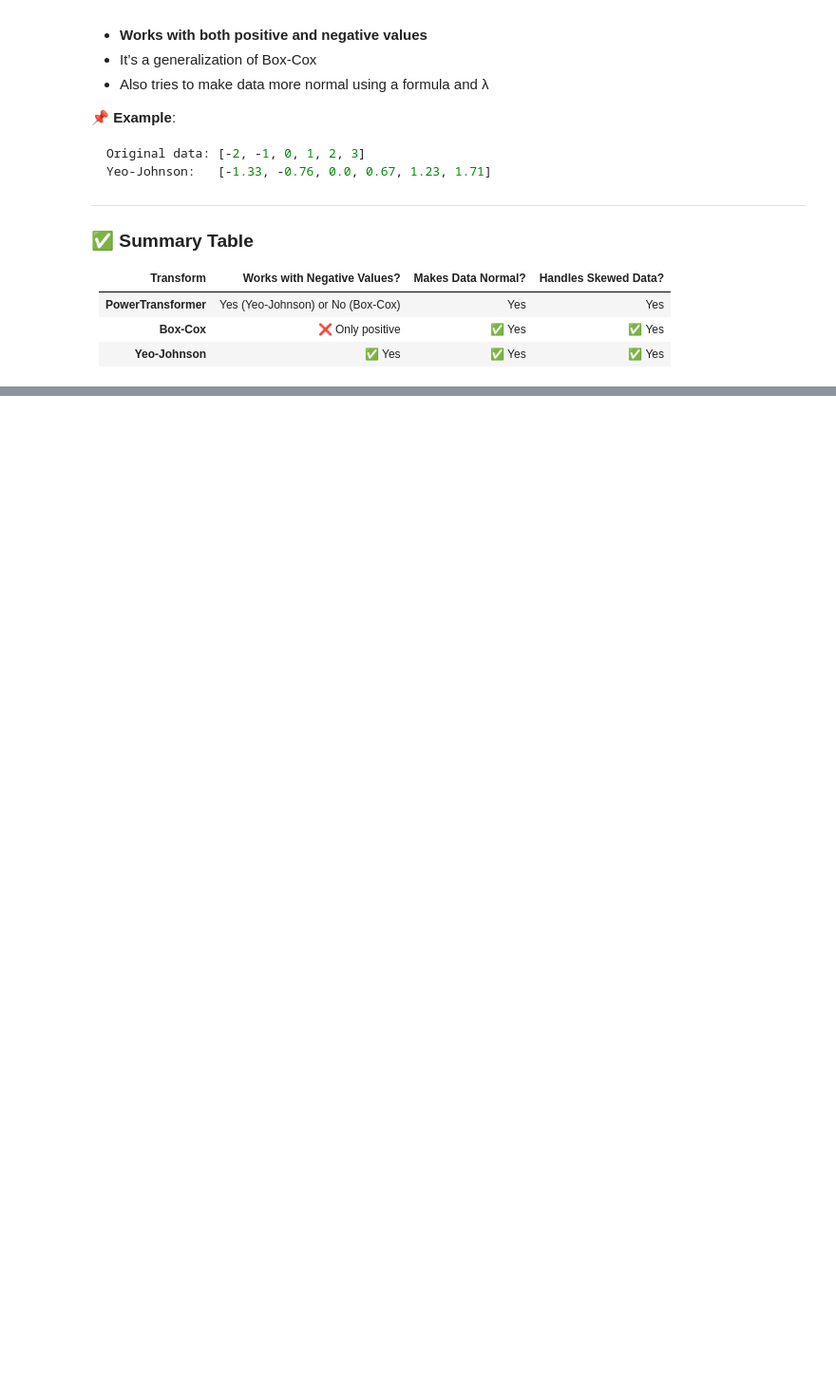
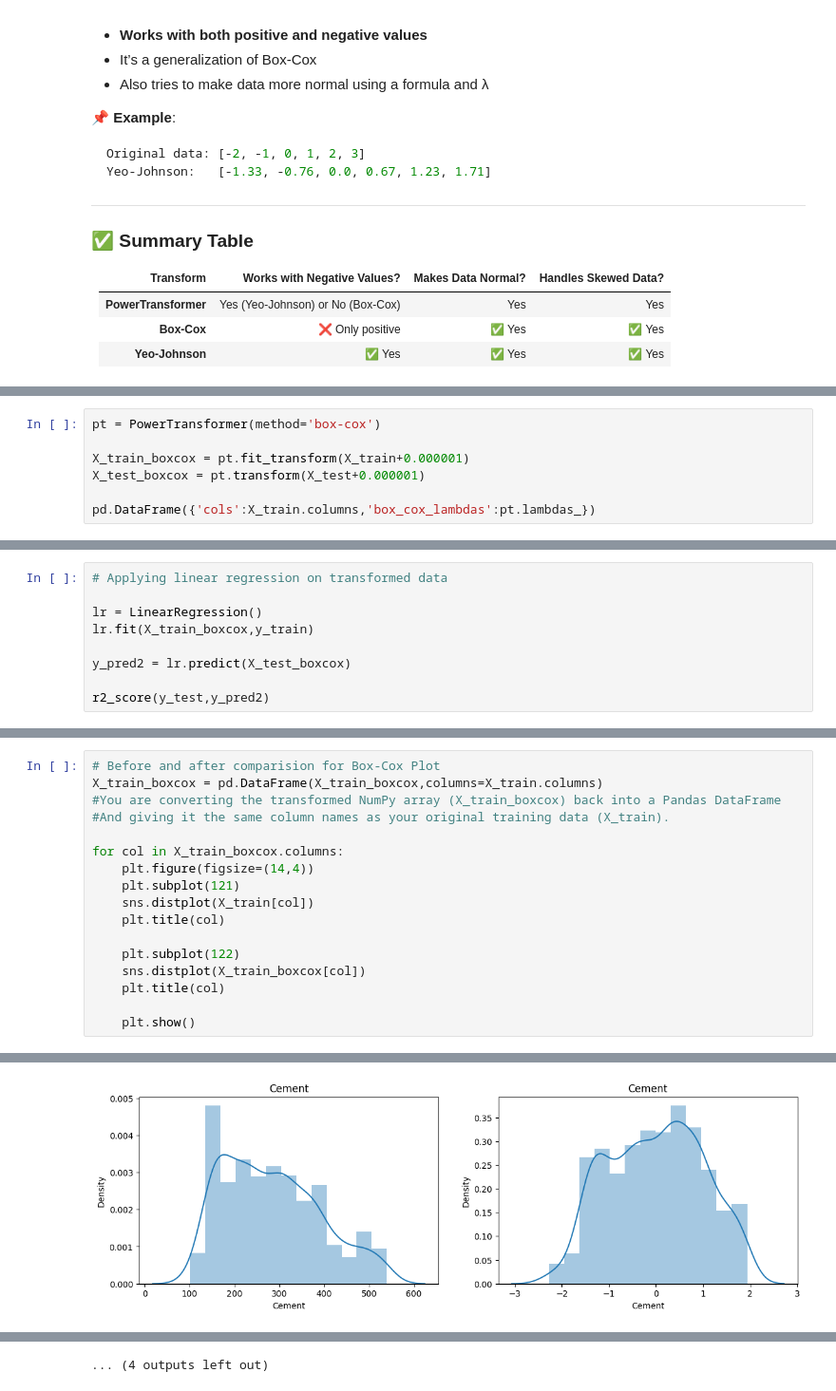
Before and after one commit to samiha-mahin/Data-Analysis, a Jupyter notebook: FE_Power_Transformers.ipynb, the cells around one changed output, grey strips where cells are left out. Shown at 95% size. Cells and saved outputs as stored; diff of their text form; blank space fills up the shorter version.

```diff
--- a/FE_Power_Transformers.ipynb
+++ b/FE_Power_Transformers.ipynb
@@ -56,0 +226,7 @@ Yeo-Johnson:   [-1.33, -0.76, 0.0, 0.67, 1.23, 1.71]
+# %%
+pt = PowerTransformer(method='box-cox')
+
+X_train_boxcox = pt.fit_transform(X_train+0.000001)
+X_test_boxcox = pt.transform(X_test+0.000001)
+
+pd.DataFrame({'cols':X_train.columns,'box_cox_lambdas':pt.lambdas_})
@@ -56,0 +243,9 @@ Yeo-Johnson:   [-1.33, -0.76, 0.0, 0.67, 1.23, 1.71]
+# %%
+# Applying linear regression on transformed data
+
+lr = LinearRegression()
+lr.fit(X_train_boxcox,y_train)
+
+y_pred2 = lr.predict(X_test_boxcox)
+
+r2_score(y_test,y_pred2)
@@ -56,0 +264,18 @@ Yeo-Johnson:   [-1.33, -0.76, 0.0, 0.67, 1.23, 1.71]
+# %%
+# Before and after comparision for Box-Cox Plot
+X_train_boxcox = pd.DataFrame(X_train_boxcox,columns=X_train.columns)
+#You are converting the transformed NumPy array (X_train_boxcox) back into a Pandas DataFrame
+#And giving it the same column names as your original training data (X_train).
+
+for col in X_train_boxcox.columns:
+    plt.figure(figsize=(14,4))
+    plt.subplot(121)
+    sns.distplot(X_train[col])
+    plt.title(col)
+
+    plt.subplot(122)
+    sns.distplot(X_train_boxcox[col])
+    plt.title(col)
+
+    plt.show()
+# %% [output]
@@ -56,0 +301 @@ Yeo-Johnson:   [-1.33, -0.76, 0.0, 0.67, 1.23, 1.71]
+[figure, added]
@@ -56,0 +402 @@ Yeo-Johnson:   [-1.33, -0.76, 0.0, 0.67, 1.23, 1.71]
+... (4 outputs left out)
```
Also changed, not shown: parts of 23 cells of this notebook.
